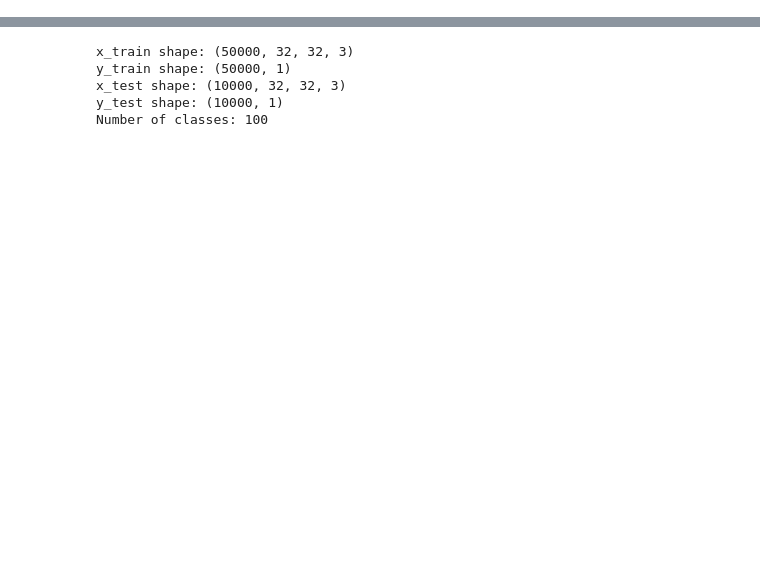
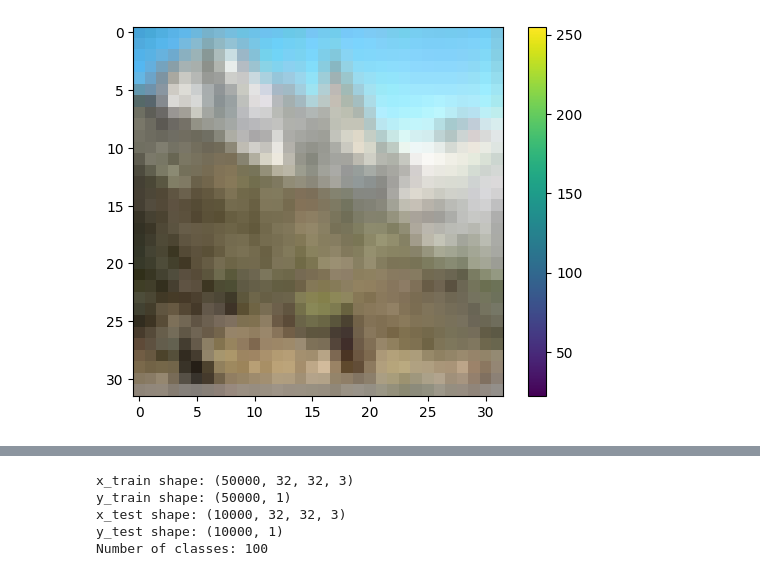
Before and after one commit to gizemkaratas/Aygaz_YZ_Bootcamp_Projesi, a Jupyter notebook: ecom_recommendation_sys.ipynb, the cells around one changed output, grey strips where cells are left out. Drawn from its saved outputs; the diff is of its cells as text; code cells hidden in the pictures; blank space fills up the shorter version.

```diff
--- a/ecom_recommendation_sys.ipynb
+++ b/ecom_recommendation_sys.ipynb
@@ -27,0 +64,8 @@ Downloading data from https://www.cs.toronto.edu/~kriz/cifar-100-python.tar.gz
+# %%
+plt.figure()
+plt.imshow(x_train[42])
+plt.colorbar()
+plt.grid(False)
+plt.show()
+# %% [output]
+[figure, added]
```
Also changed, not shown: parts of 52 cells of this notebook.
